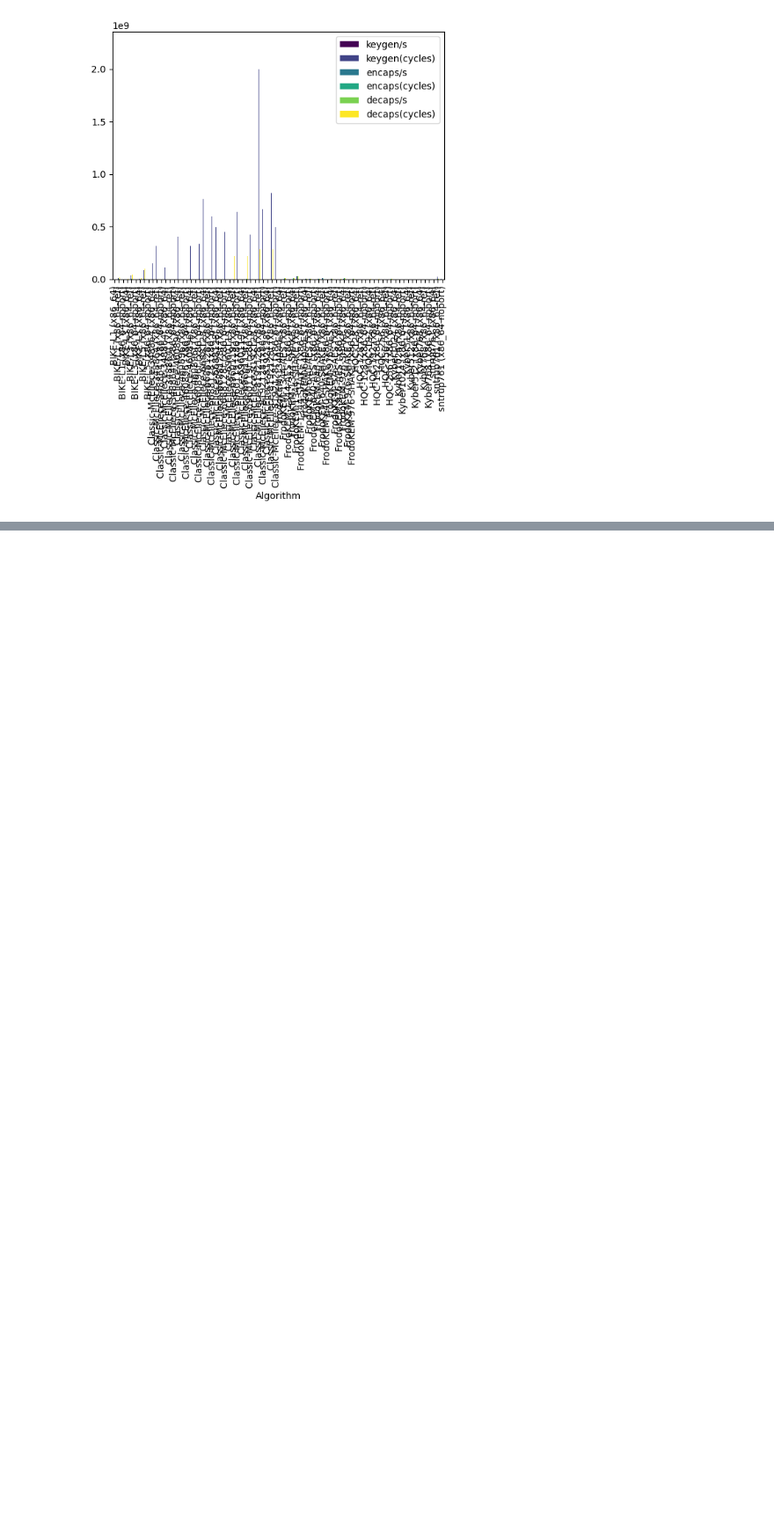
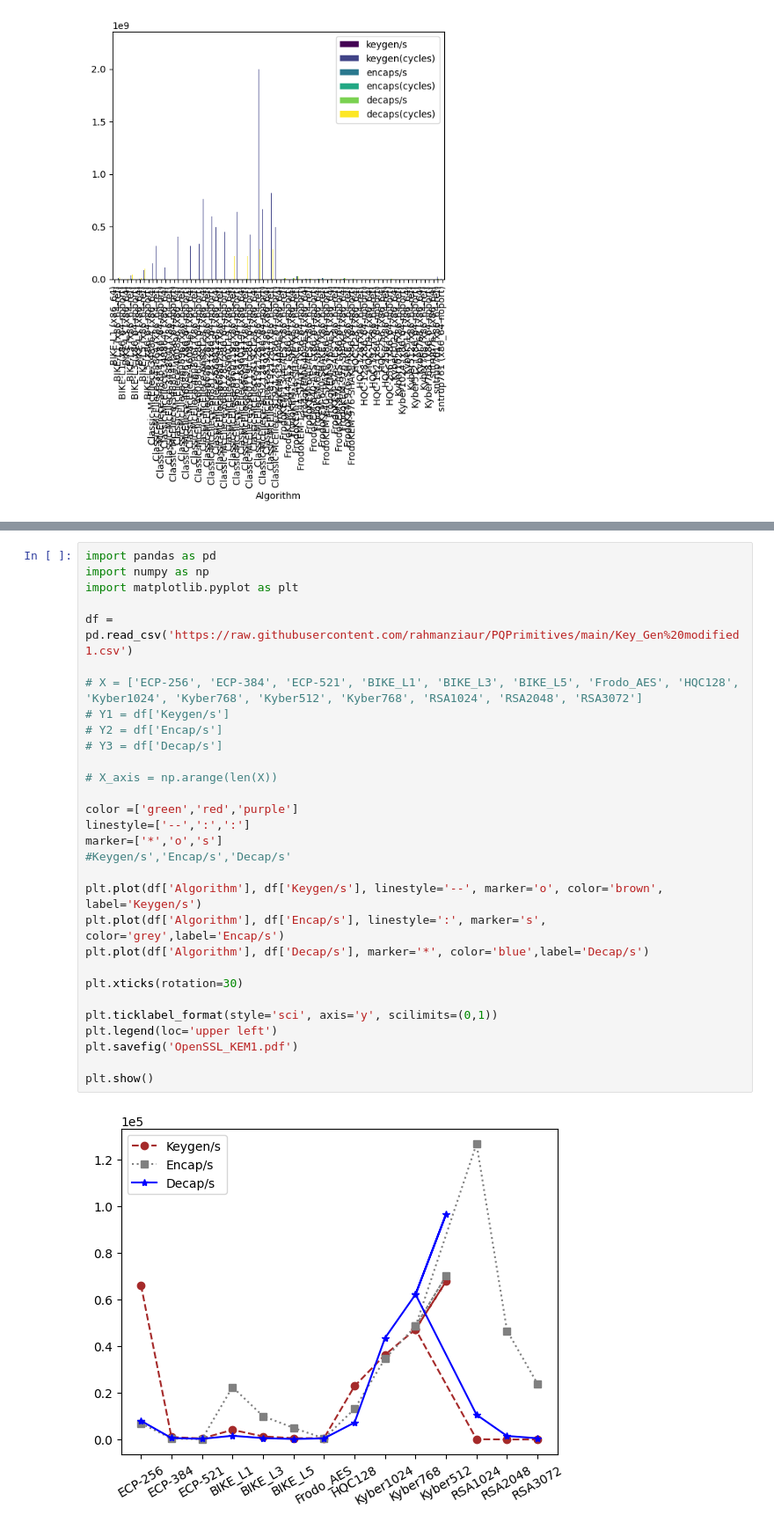
Before and after one commit to rahmanziaur/PQPrimitives, a Jupyter notebook: KEM-Sig-R3-R4_Comparison.ipynb, the cells around one changed output, grey strips where cells are left out. Shown at 88% size. Cells and saved outputs as stored; diff of their text form; blank space fills up the shorter version.

```diff
--- a/KEM-Sig-R3-R4_Comparison.ipynb
+++ b/KEM-Sig-R3-R4_Comparison.ipynb
@@ -580,0 +639,32 @@ df_kem_mem.plot(x='Algorithm', kind='bar', cmap='viridis')
+# %%
+import pandas as pd
+import numpy as np
+import matplotlib.pyplot as plt
+
+df = pd.read_csv('https://raw.githubusercontent.com/rahmanziaur/PQPrimitives/main/Key_Gen%20modified1.csv')
+
+# X = ['ECP-256', 'ECP-384', 'ECP-521', 'BIKE_L1', 'BIKE_L3', 'BIKE_L5', 'Frodo_AES', 'HQC128', 'Kyber1024', 'Kyber768', 'Kyber512', 'Kyber768', 'RSA1024', 'RSA2048', 'RSA3072']
+# Y1 = df['Keygen/s']
+# Y2 = df['Encap/s']
+# Y3 = df['Decap/s']
+
+# X_axis = np.arange(len(X))
+
+color =['green','red','purple']
+linestyle=['--',':',':']
+marker=['*','o','s']
+#Keygen/s','Encap/s','Decap/s'
+
+plt.plot(df['Algorithm'], df['Keygen/s'], linestyle='--', marker='o', color='brown', label='Keygen/s')
+plt.plot(df['Algorithm'], df['Encap/s'], linestyle=':', marker='s', color='grey',label='Encap/s')
+plt.plot(df['Algorithm'], df['Decap/s'], marker='*', color='blue',label='Decap/s')
+
+plt.xticks(rotation=30)
+
+plt.ticklabel_format(style='sci', axis='y', scilimits=(0,1))
+plt.legend(loc='upper left')
+plt.savefig('OpenSSL_KEM1.pdf')
+
+plt.show()
+# %% [output]
+[figure, added]
```
Also changed, not shown: parts of 2 cells of this notebook.
